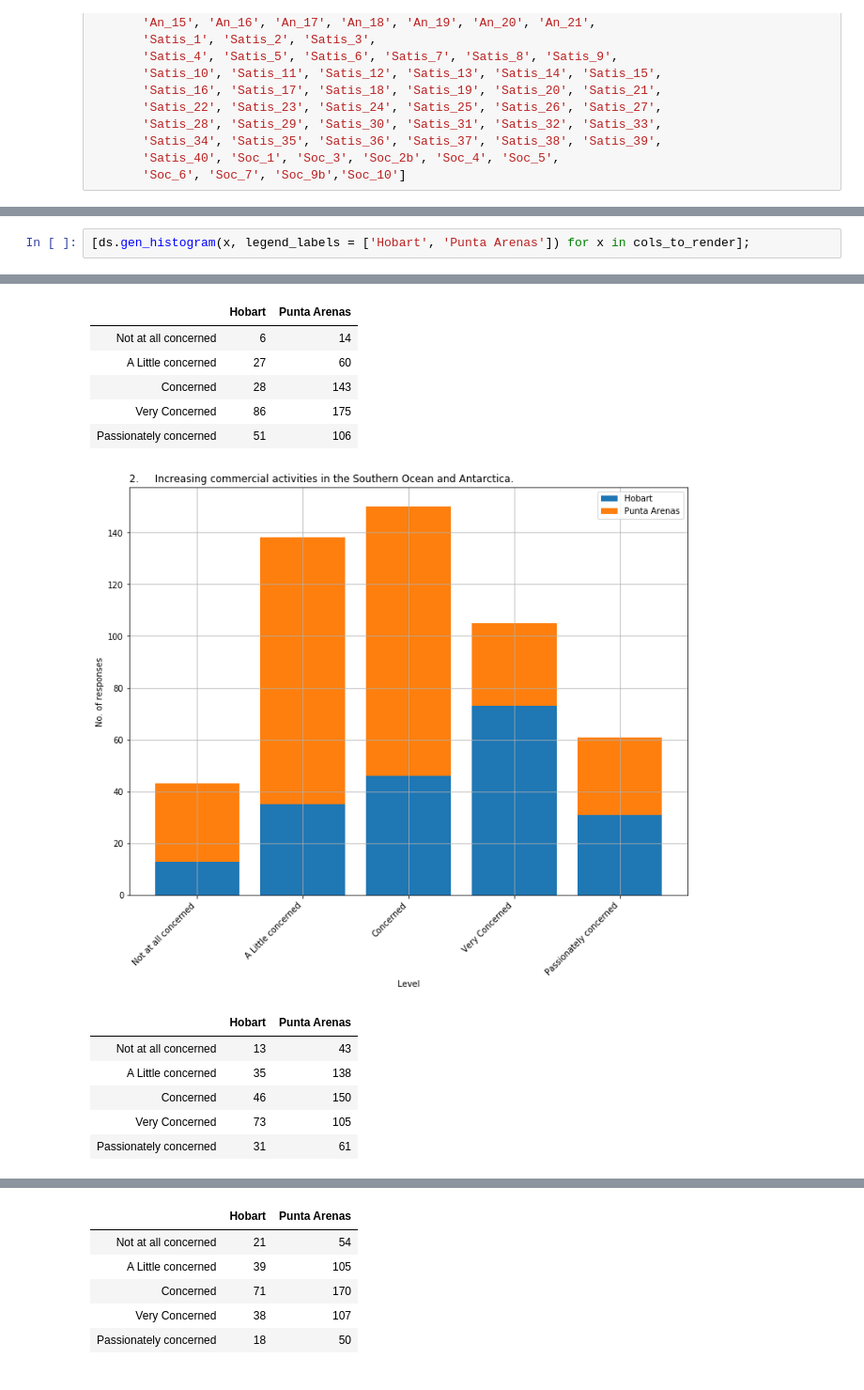
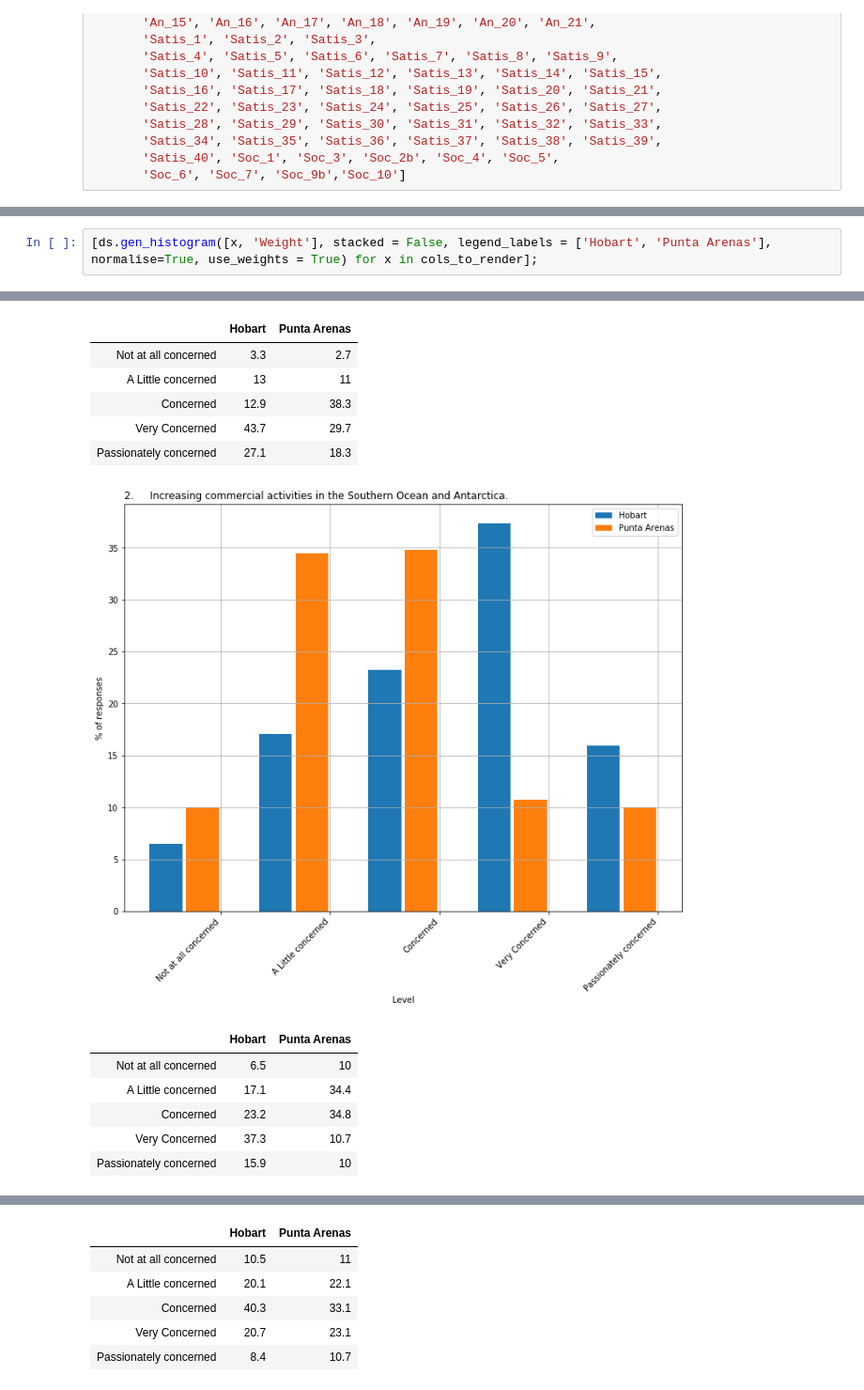
Before and after one commit to liammagee/data-analytics, a Jupyter notebook: CoS.ipynb, the cells around one changed output, grey strips where cells are left out. Shown at 94% size. Drawn from its saved outputs; the diff is of its cells as text.

```diff
--- a/CoS.ipynb
+++ b/CoS.ipynb
@@ -366,3 +384,3 @@ cols_to_render = ['An_1', 'An_2', 'An_3', 'An_4', 'An_5', 'An_6',
 # %%
-[ds.gen_histogram(x, legend_labels = ['Hobart', 'Punta Arenas']) for x in cols_to_render];
+[ds.gen_histogram([x, 'Weight'], stacked = False, legend_labels = ['Hobart', 'Punta Arenas'], normalise=True, use_weights = True) for x in cols_to_render];
 # %% [output]
@@ -370,13 +388,13 @@ cols_to_render = ['An_1', 'An_2', 'An_3', 'An_4', 'An_5', 'An_6',
 |  | Hobart | Punta Arenas |
-| Not at all concerned | 6 | 14 |
-| A Little concerned | 27 | 60 |
-| Concerned | 28 | 143 |
-| Very Concerned | 86 | 175 |
-| Passionately concerned | 51 | 106 |
+| Not at all concerned | 3.3 | 2.7 |
+| A Little concerned | 13 | 11 |
+| Concerned | 12.9 | 38.3 |
+| Very Concerned | 43.7 | 29.7 |
+| Passionately concerned | 27.1 | 18.3 |
-[figure, old version]
+[figure, new version]
 |  | Hobart | Punta Arenas |
-| Not at all concerned | 13 | 43 |
-| A Little concerned | 35 | 138 |
-| Concerned | 46 | 150 |
-| Very Concerned | 73 | 105 |
-| Passionately concerned | 31 | 61 |
+| Not at all concerned | 6.5 | 10 |
+| A Little concerned | 17.1 | 34.4 |
+| Concerned | 23.2 | 34.8 |
+| Very Concerned | 37.3 | 10.7 |
+| Passionately concerned | 15.9 | 10 |
@@ -384,6 +402,6 @@ cols_to_render = ['An_1', 'An_2', 'An_3', 'An_4', 'An_5', 'An_6',
 |  | Hobart | Punta Arenas |
-| Not at all concerned | 21 | 54 |
-| A Little concerned | 39 | 105 |
-| Concerned | 71 | 170 |
-| Very Concerned | 38 | 107 |
-| Passionately concerned | 18 | 50 |
+| Not at all concerned | 10.5 | 11 |
+| A Little concerned | 20.1 | 22.1 |
+| Concerned | 40.3 | 33.1 |
+| Very Concerned | 20.7 | 23.1 |
+| Passionately concerned | 8.4 | 10.7 |
```
Also changed, not shown: parts of 5 cells of this notebook, 2 other files.
